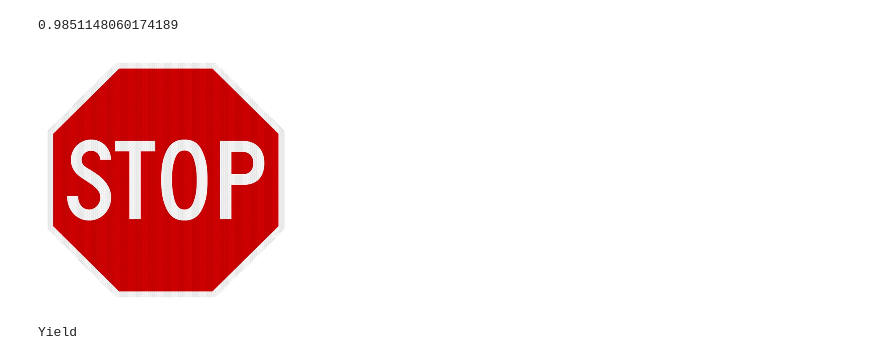
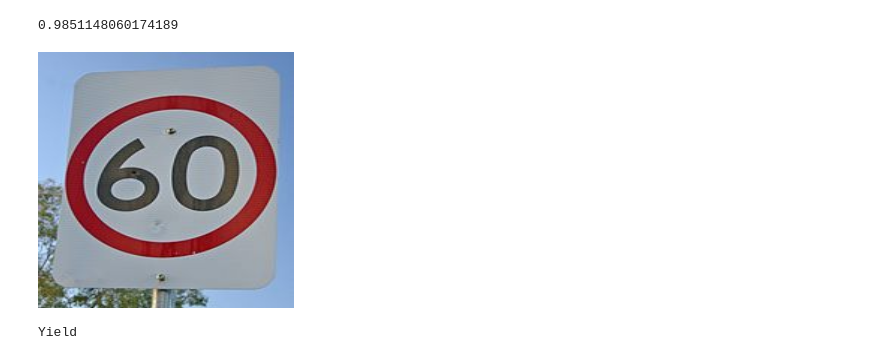
Before and after one commit to dung18520632/-CS114.K21, a Jupyter notebook: VGG_16.ipynb, the cells around one changed output. Saved outputs shown, nothing was run; the diff lists cells and outputs as text; code cells hidden in the pictures.

```diff
--- a/VGG_16.ipynb
+++ b/VGG_16.ipynb
@@ -273,18 +271,18 @@ print(accuracy_score(y_test, pred))
 # %%
 import cv2
 from google.colab.patches import cv2_imshow
 from skimage import exposure
 from skimage import transform
 
-image = cv2.imread('stop2.jpg')
+image = cv2.imread('60.jpg')
 cv2_imshow(cv2.resize((image),(256,256)))
 image=transform.resize(image,(64,64))
 image=exposure.equalize_adapthist(image,clip_limit=0.1)
 
 test_data = np.array([image])
-test_data = test_data.astype('float') / 255.0
+test_data = test_data.astype('float')/ 255.0
 predict = model.predict(test_data)
 print(labelNames[predict.argmax(axis=1)[0]])
 # %% [output]
-[figure, old version]
+[figure, new version]
 Yield
```
Also changed, not shown: parts of 2 cells of this notebook.
